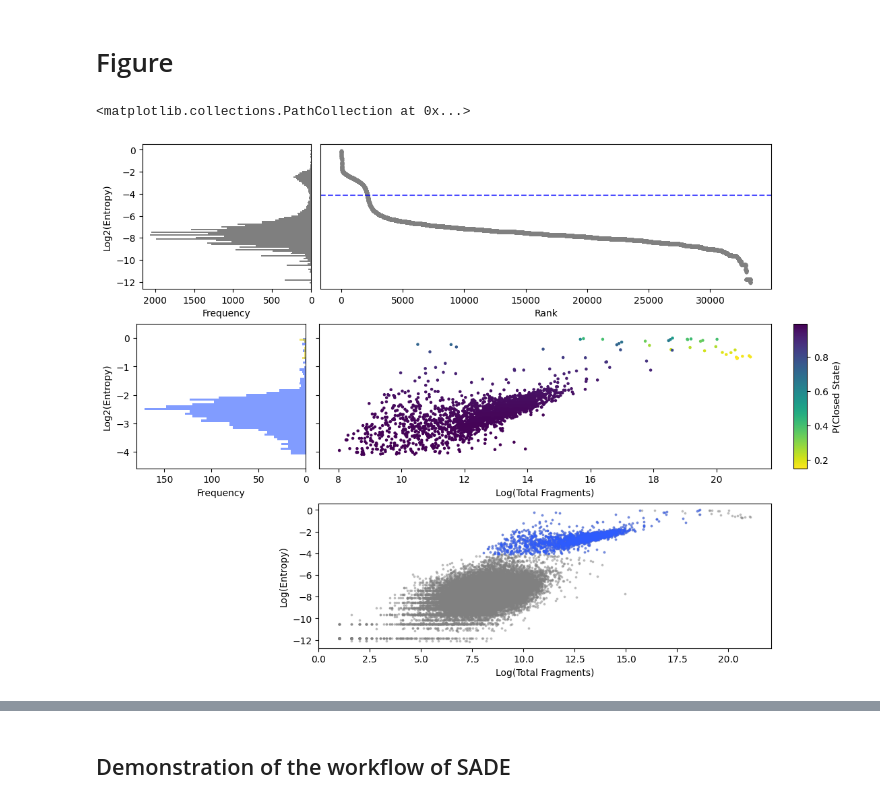
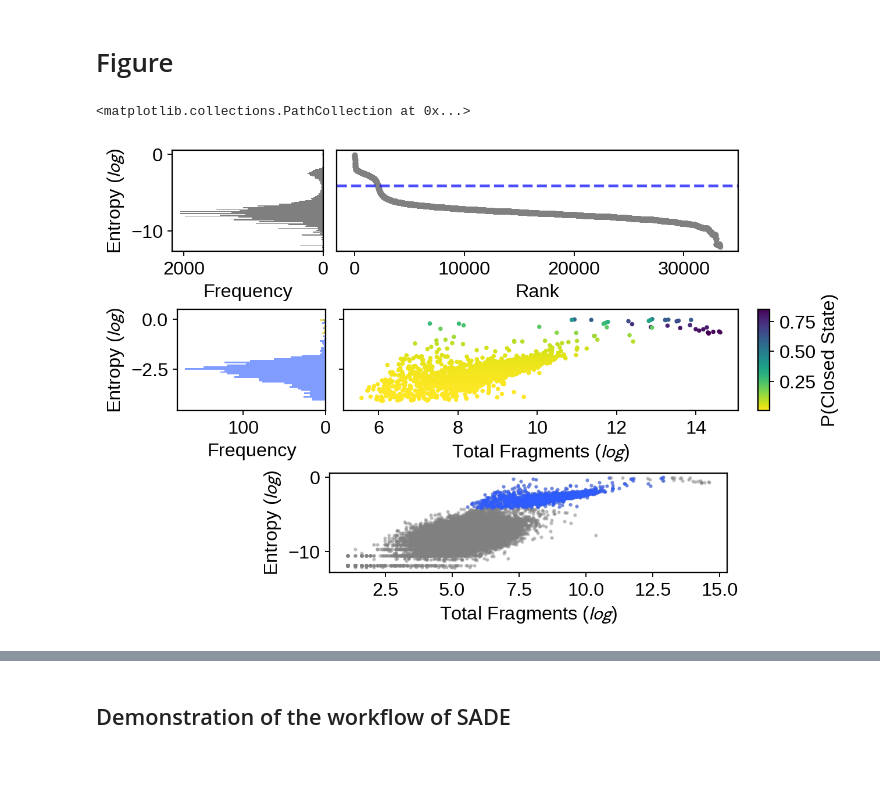
Before and after one commit to streetslab/SADE, a Jupyter notebook: EDA/F1_demo.ipynb, the cells around one changed output, grey strips where cells are left out. Saved outputs shown, nothing was run; the diff lists cells and outputs as text; code cells hidden in the pictures; blank space fills up the shorter version.

```diff
--- a/EDA/F1_demo.ipynb
+++ b/EDA/F1_demo.ipynb
@@ -8,6 +20,10 @@ from mpl_toolkits.axes_grid1 import make_axes_locatable
 # %%
-entropy_all_file = '/mnt/hdd_bob/syy/adipose/atac/res/VIB_10xmultiome_2_WS3000F/calculated_barcode_entropy_wDNAdebrisflag_df.tsv'
+entropy_dir = '/mnt/hdd_bob/syy/adipose/atac/res/VIB_10xmultiome_2_WS3000F'
+
+entropy_all_file = os.path.join(entropy_dir, 'calculated_barcode_entropy_wDNAdebrisflag_df.tsv')
+
 entropy_all = pd.read_csv(entropy_all_file, sep=',', index_col=0)
 entropy_all['atac_bc'] = entropy_all.index.str.split('-').str[0]
-entropy_all.head(2)
+
+entropy_all.shape
 # %% [output]
@@ -21,6 +31,8 @@ entropy_all.shape
 # %%
-entropy_w_DNAdebrisflag_file = '/mnt/hdd_bob/syy/adipose/atac/res/VIB_10xmultiome_2_WS3000F/entropy_filtered_bc_w_DNAdebrisflag_df.tsv'
+entropy_w_DNAdebrisflag_file = os.path.join(entropy_dir, 'entropy_filtered_bc_w_DNAdebrisflag_df.tsv')
+
 entropy_w_DNAdebrisflag_df = pd.read_csv(entropy_w_DNAdebrisflag_file, sep=',', index_col=0)
 entropy_w_DNAdebrisflag_df['atac_bc'] = entropy_w_DNAdebrisflag_df.index.str.split('-').str[0]
-entropy_w_DNAdebrisflag_df.head(2)
+
+entropy_w_DNAdebrisflag_df.shape
 # %% [output]
@@ -34,6 +40,8 @@ entropy_w_DNAdebrisflag_df.shape
 # %%
-final_bc_file = '/mnt/hdd_bob/syy/adipose/atac/res/VIB_10xmultiome_2_WS3000F/entropy_filtered_bc_df.tsv'
+final_bc_file = os.path.join(entropy_dir, 'entropy_filtered_bc_df.tsv')
+
 entropy_df = pd.read_csv(final_bc_file, sep=',', index_col=0)
 entropy_df['atac_bc'] = entropy_df.index.str.split('-').str[0]
-entropy_df.head(2)
+
+entropy_df.shape
 # %% [output]
@@ -66,7 +79,7 @@ _entropy_all.head(2)
 # %% [markdown]
 # Figure
 # %%
-fig = plt.figure(layout="constrained", figsize=(10, 8))
+fig = plt.figure(layout="constrained", figsize=(6.6, 5))
 
 # Create a top-level GridSpec with 3 rows
 gs = fig.add_gridspec(3, 1, height_ratios=[1, 1, 1])
@@ -87,80 +100,68 @@ gs2 = gs[2].subgridspec(1, 2, width_ratios=[3, 8])
 ax5 = fig.add_subplot(gs2[0, 0])
 ax6 = fig.add_subplot(gs2[0, 1])
 
-# # Labeling for clarity
-# ax1.set_title("1")
-# ax2.set_title("10")
-# ax3.set_title("3")
-# ax4.set_title("4")
-# ax5.set_title("5")
-# ax6.set_title("6")
 
-entropy_min, entropy_max = _entropy_all['Entropy'].min(), _entropy_all['Entropy'].max()
+entropy_min, entropy_max = entropy_all['log_entropy'].min(), entropy_all['log_entropy'].max()
 
 # ax1
-s1 = ax1.hist(np.log2(_entropy_all['Entropy']), bins=100, alpha=0.5, color='black',
+s1 = ax1.hist(entropy_all['log_entropy'], bins=100, alpha=0.5, color='black',
               orientation='horizontal')
-ax1.set_ylim(np.log2(entropy_min) - 0.5, np.log2(entropy_max) + 0.5)
+ax1.set_ylim(entropy_min - 0.5   , entropy_max + 0.5)
 ax1.invert_xaxis()
 # ax1.yaxis.tick_right()
 ax1.set_xlabel('Frequency')
-ax1.set_ylabel('Log2(Entropy)')
+ax1.set_ylabel('Entropy ($log$)')
 # ax2
-sorted_log2entropy_list = np.log2(_entropy_all['Entropy'].dropna().sort_values(ascending=False).values)
-rank_list = np.arange( len(sorted_log2entropy_list) )
-entropy_cutoff = np.log2(entropy_df['Entropy'].min())
-s2 = ax2.plot(rank_list, sorted_log2entropy_list,  'o', markersize=3, color='grey')
+sorted_log10entropy_list = entropy_all['log_entropy'].dropna().sort_values(ascending=False).values
+rank_list = np.arange( len(sorted_log10entropy_list) )
+entropy_cutoff =   entropy_df['log_entropy'].min()
+s2 = ax2.plot(rank_list, sorted_log10entropy_list,  'o', markersize=3, color='grey')
 ax2.axhline(entropy_cutoff, color='blue', linestyle='--', alpha=0.7)
 ax2.set_xlabel('Rank')
 # set ax2 x-ticks to be none
 ax2.set_yticks([])
-# ax2.set_ylabel('Log2(Entropy)')
+
 # ax3
 DNAdebris_index = entropy_w_DNAdebrisflag_df['DNA_debris'] == 'YES'
 noDNAdebris_index = entropy_w_DNAdebrisflag_df['DNA_debris'] == 'NO'
-s3 = ax3.hist(np.log2(entropy_w_DNAdebrisflag_df['Entropy'][noDNAdebris_index]), bins=50, alpha=0.6, color="#2E5BFF",
+s3 = ax3.hist(entropy_w_DNAdebrisflag_df['log_entropy'][noDNAdebris_index], bins=50, alpha=0.6, color="#2E5BFF",
               orientation='horizontal')
-s3_a = ax3.hist(np.log2(entropy_w_DNAdebrisflag_df['Entropy'][DNAdebris_index]),  alpha=0.6, color="#E4D00A",
+s3_a = ax3.hist(entropy_w_DNAdebrisflag_df['log_entropy'][DNAdebris_index],  alpha=0.6, color="#E4D00A",
               orientation='horizontal')
-ax3.set_ylim(entropy_cutoff - 0.5, np.log2(entropy_max) + 0.5)
+ax3.set_ylim(entropy_cutoff - 0.5, entropy_max + 0.5)
 ax3.invert_xaxis()
-ax3.set_ylabel('Log2(Entropy)')
+ax3.set_ylabel('Entropy ($log$)')
 ax3.set_xlabel('Frequency')
 
 # ax4
-s4 = ax4.scatter(np.log2(_entropy_w_DNAdebrisflag_df['total_fragments']), np.log2(_entropy_w_DNAdebrisflag_df['Entropy']),
-                 c = _entropy_w_DNAdebrisflag_df['P_closed_state'],
+s4 = ax4.scatter(entropy_w_DNAdebrisflag_df['log_total_fragments'], entropy_w_DNAdebrisflag_df['log_entropy'],
+                 c = 1- entropy_w_DNAdebrisflag_df['P_closed_state'],
                  alpha=1, s=5, cmap='viridis_r' )
-ax4.set_xlabel('Log(Total Fragments)')
+ax4.set_xlabel('Total Fragments ($log$)')
 ax4.set_yticklabels([]) # hide y-ticks
-ax4.set_ylim(entropy_cutoff - 0.5, np.log2(entropy_max) + 0.5)
+ax4.set_ylim(entropy_cutoff - 0.5, entropy_max + 0.5)
 
 
 from mpl_toolkits.axes_grid1.inset_locator import inset_axes
 # Create colorbar axes OUTSIDE ax2 [x_offset, y_offset, width, height]
 cax2 = inset_axes(ax4,
                    width="3%",
                    height="100%",
                    loc='lower left',
                    bbox_to_anchor=(1.05, 0., 1, 1), # (x, y, width, height) relative to ax2
                    bbox_transform=ax4.transAxes,
                    borderpad=0)
 fig.colorbar(s4, cax=cax2, label='P(Closed State)')
 # ax5
-# # not show suplot for ax5
-# ax5.set_ylabel('Log2(Entropy)', color='none')
-# ax5.tick_params(axis='both', which='both', colors='none')
-# for spine in ax5.spines.values():
-#     spine.set_visible(False)
 ax5.axis(False)
 # ax6
-s6 = ax6.scatter(np.log2(_entropy_all['total_fragments']), np.log2(_entropy_all['Entropy']),
+s6 = ax6.scatter(entropy_all['log_total_fragments'], entropy_all['log_entropy'],
                  c ='grey', alpha=0.4, s=3)
-ax6.set_xlabel('Log(Total Fragments)')
-ax6.set_ylabel('Log(Entropy)')
-ax6.scatter(np.log2(_entropy_df['total_fragments']), np.log2(_entropy_df['Entropy']),
+ax6.set_xlabel('Total Fragments ($log$)')
+ax6.set_ylabel('Entropy ($log$)')
+ax6.scatter(entropy_df['log_total_fragments'], entropy_df['log_entropy'],
                  c ='#2E5BFF', alpha=0.4, s=3)
 # %% [output]
 <matplotlib.collections.PathCollection at 0x...>
-[figure, old version]
+[figure, new version]
 # %%
```
Also changed, not shown: parts of 23 cells of this notebook, 48 other files.
